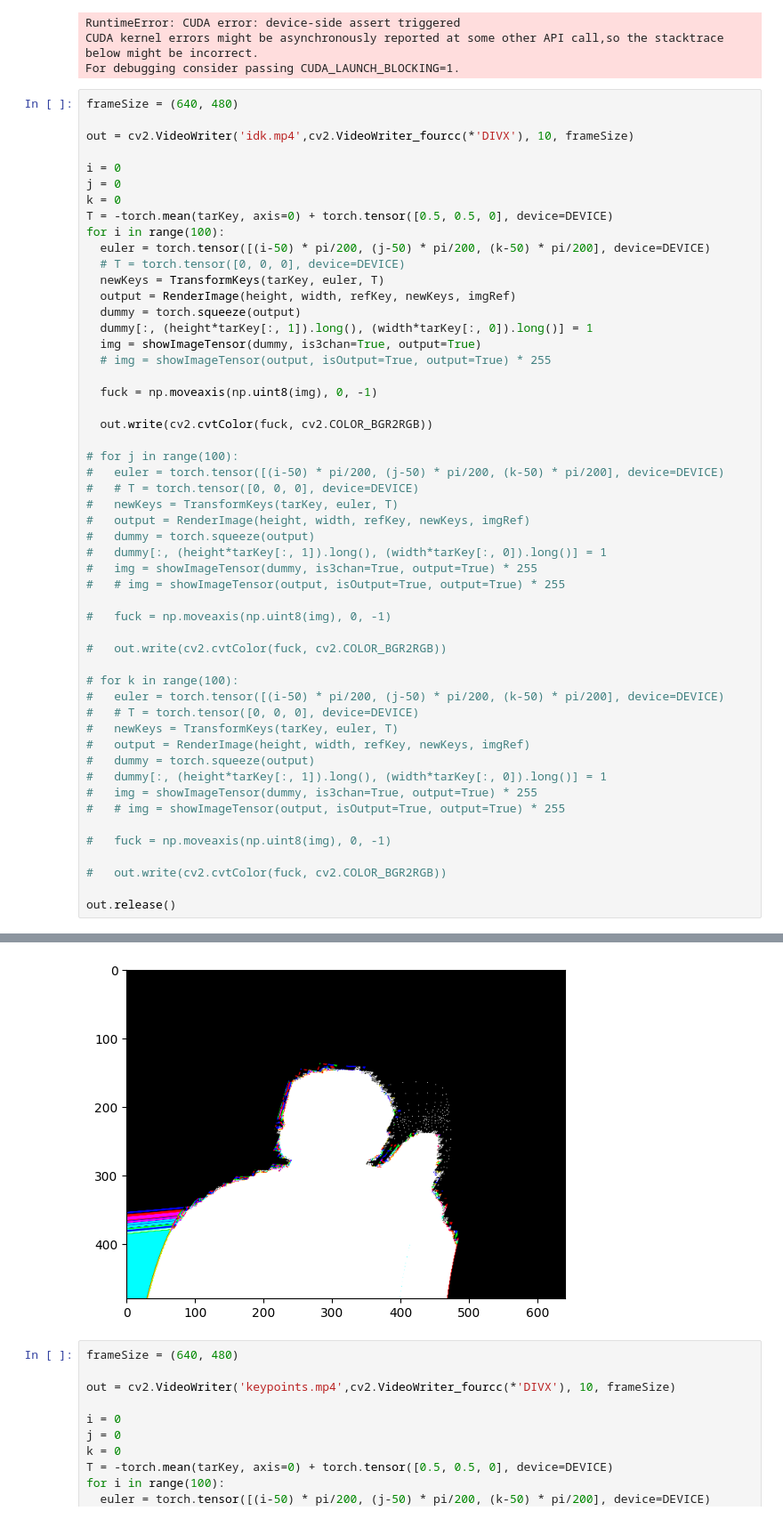
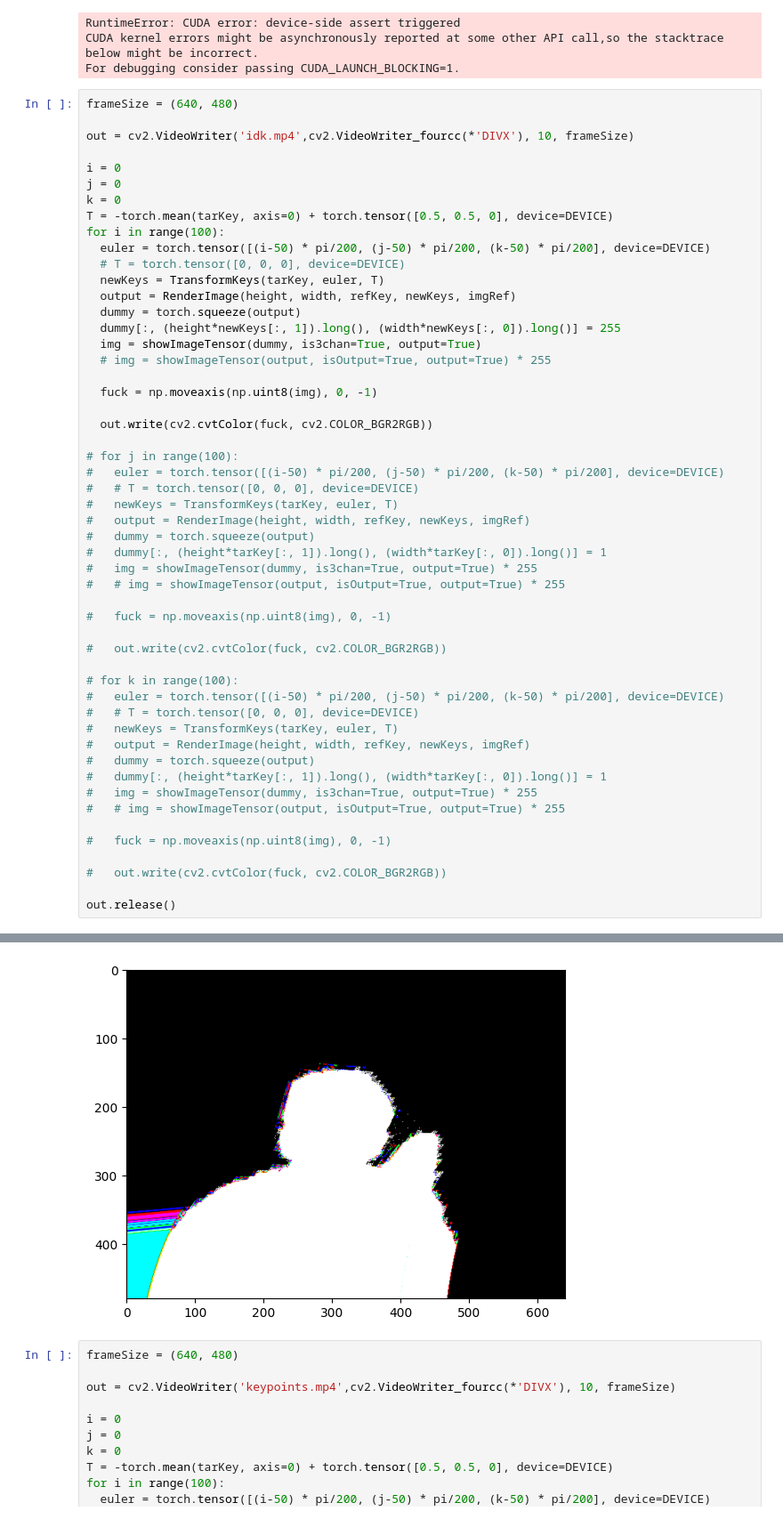
Before and after one commit to aminfadaei116/view-net, a Jupyter notebook: ViewNet notbook.ipynb, the cells around one changed output, grey strips where cells are left out. Shown: that part at 89% size. Saved outputs shown, nothing was run; the diff lists cells and outputs as text.

```diff
--- a/ViewNet notbook.ipynb
+++ b/ViewNet notbook.ipynb
@@ -242,7 +244,7 @@ for i in range(100):
   newKeys = TransformKeys(tarKey, euler, T)
   output = RenderImage(height, width, refKey, newKeys, imgRef)
   dummy = torch.squeeze(output)
-  dummy[:, (height*tarKey[:, 1]).long(), (width*tarKey[:, 0]).long()] = 1
+  dummy[:, (height*newKeys[:, 1]).long(), (width*newKeys[:, 0]).long()] = 255
   img = showImageTensor(dummy, is3chan=True, output=True)
   # img = showImageTensor(output, isOutput=True, output=True) * 255
 
@@ -270,34 +272,34 @@ for i in range(100):
 #   newKeys = TransformKeys(tarKey, euler, T)
 #   output = RenderImage(height, width, refKey, newKeys, imgRef)
 #   dummy = torch.squeeze(output)
 #   dummy[:, (height*tarKey[:, 1]).long(), (width*tarKey[:, 0]).long()] = 1
 #   img = showImageTensor(dummy, is3chan=True, output=True) * 255
 #   # img = showImageTensor(output, isOutput=True, output=True) * 255
 
 #   fuck = np.moveaxis(np.uint8(img), 0, -1)
 
 #   out.write(cv2.cvtColor(fuck, cv2.COLOR_BGR2RGB))
 
 out.release()
 # %% [output]
 Clipping input data to the valid range for imshow with RGB data ([0..1] for floats or [0..255] for integers).
 Clipping input data to the valid range for imshow with RGB data ([0..1] for floats or [0..255] for integers).
 Clipping input data to the valid range for imshow with RGB data ([0..1] for floats or [0..255] for integers).
 Clipping input data to the valid range for imshow with RGB data ([0..1] for floats or [0..255] for integers).
 Clipping input data to the valid range for imshow with RGB data ([0..1] for floats or [0..255] for integers).
 Clipping input data to the valid range for imshow with RGB data ([0..1] for floats or [0..255] for integers).
 Clipping input data to the valid range for imshow with RGB data ([0..1] for floats or [0..255] for integers).
 Clipping input data to the valid range for imshow with RGB data ([0..1] for floats or [0..255] for integers).
 Clipping input data to the valid range for imshow with RGB data ([0..1] for floats or [0..255] for integers).
 Clipping input data to the valid range for imshow with RGB data ([0..1] for floats or [0..255] for integers).
 Clipping input data to the valid range for imshow with RGB data ([0..1] for floats or [0..255] for integers).
 Clipping input data to the valid range for imshow with RGB data ([0..1] for floats or [0..255] for integers).
 ... (84 lines left out)
 Clipping input data to the valid range for imshow with RGB data ([0..1] for floats or [0..255] for integers).
 Clipping input data to the valid range for imshow with RGB data ([0..1] for floats or [0..255] for integers).
 Clipping input data to the valid range for imshow with RGB data ([0..1] for floats or [0..255] for integers).
 Clipping input data to the valid range for imshow with RGB data ([0..1] for floats or [0..255] for integers).
-[figure, old version]
+[figure, new version]
 # %%
 frameSize = (640, 480)
 
```
Also changed, not shown: parts of 1 cell of this notebook, 3 other files.
